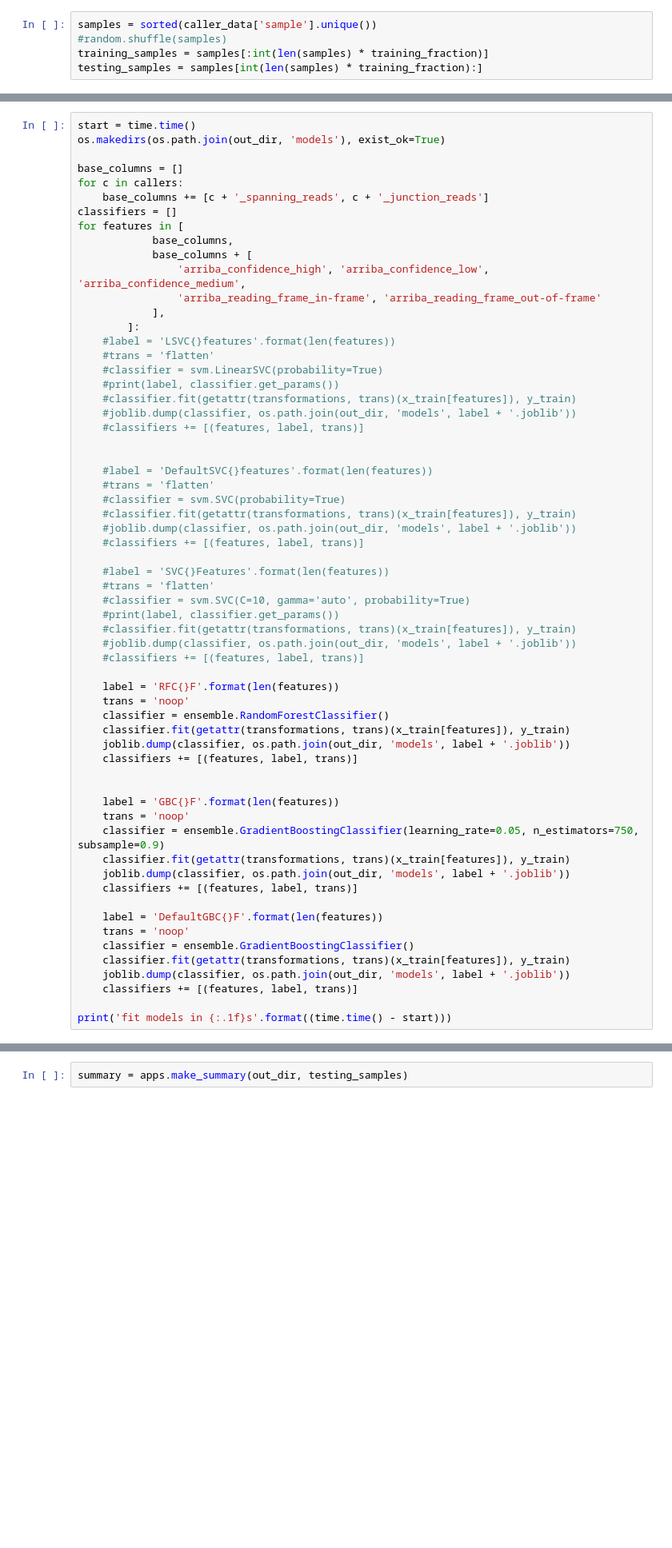
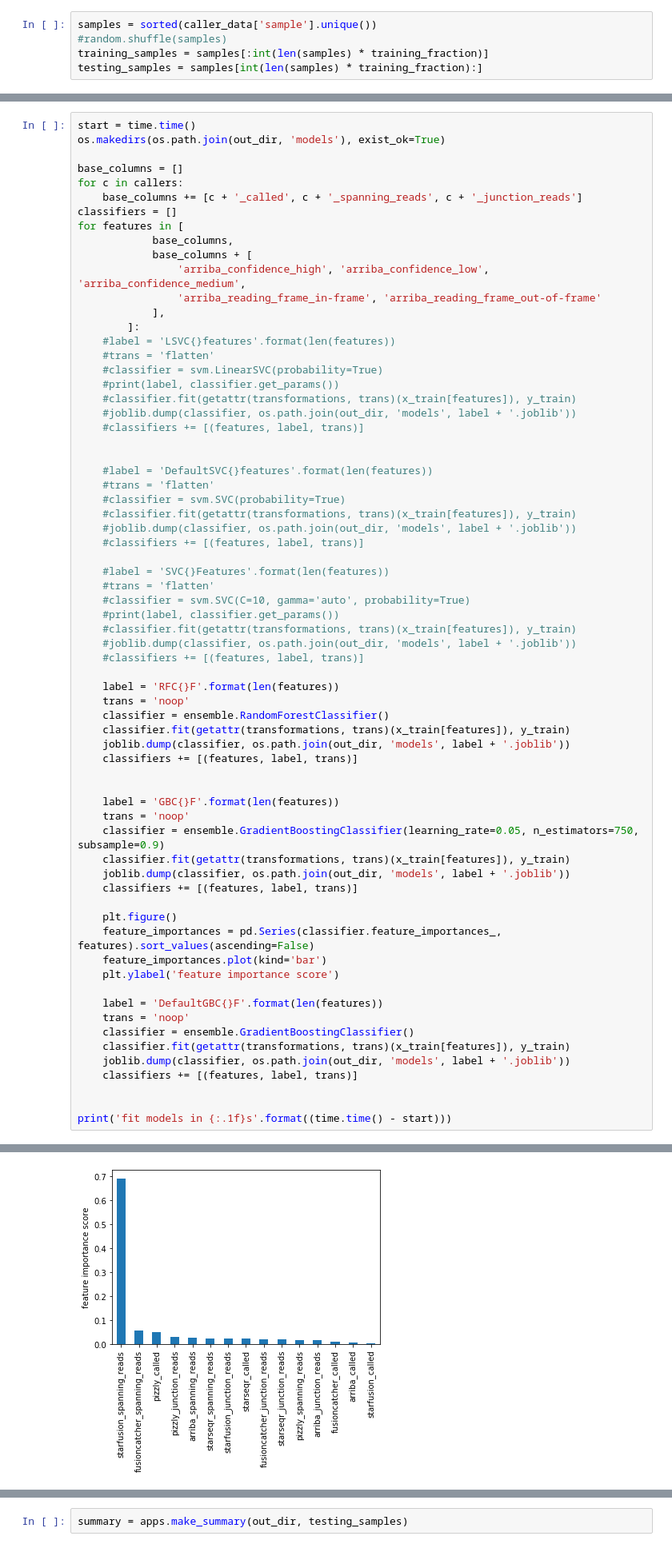
Before and after one commit to olopade-lab/fusion-ensembler, a Jupyter notebook: notebooks/polyfuse-50.ipynb, the cells around one changed output, grey strips where cells are left out. Shown at 80% size. Cells and saved outputs as stored; diff of their text form; blank space fills up the shorter version.

```diff
--- a/notebooks/polyfuse-50.ipynb
+++ b/notebooks/polyfuse-50.ipynb
@@ -62,7 +62,7 @@ os.makedirs(os.path.join(out_dir, 'models'), exist_ok=True)
 
 base_columns = []
 for c in callers:
-    base_columns += [c + '_spanning_reads', c + '_junction_reads']
+    base_columns += [c + '_called', c + '_spanning_reads', c + '_junction_reads']
 classifiers = []
 for features in [
             base_columns,
@@ -110,6 +110,11 @@ for features in [
     joblib.dump(classifier, os.path.join(out_dir, 'models', label + '.joblib'))
     classifiers += [(features, label, trans)]
 
+    plt.figure()
+    feature_importances = pd.Series(classifier.feature_importances_, features).sort_values(ascending=False)
+    feature_importances.plot(kind='bar')
+    plt.ylabel('feature importance score')
+
     label = 'DefaultGBC{}F'.format(len(features))
     trans = 'noop'
     classifier = ensemble.GradientBoostingClassifier()
@@ -117,5 +122,6 @@ for features in [
     joblib.dump(classifier, os.path.join(out_dir, 'models', label + '.joblib'))
     classifiers += [(features, label, trans)]
 
+
 print('fit models in {:.1f}s'.format((time.time() - start)))
 # %% [output]
@@ -122,0 +129 @@ fit models in 173.5s
+[figure, added]
```
Also changed, not shown: parts of 15 cells of this notebook, 1 other file.
